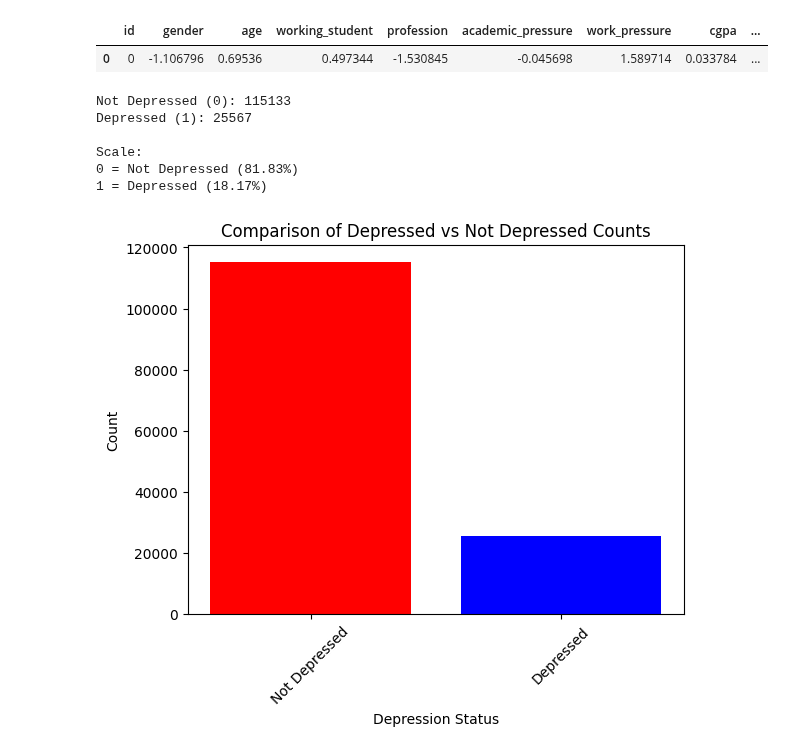
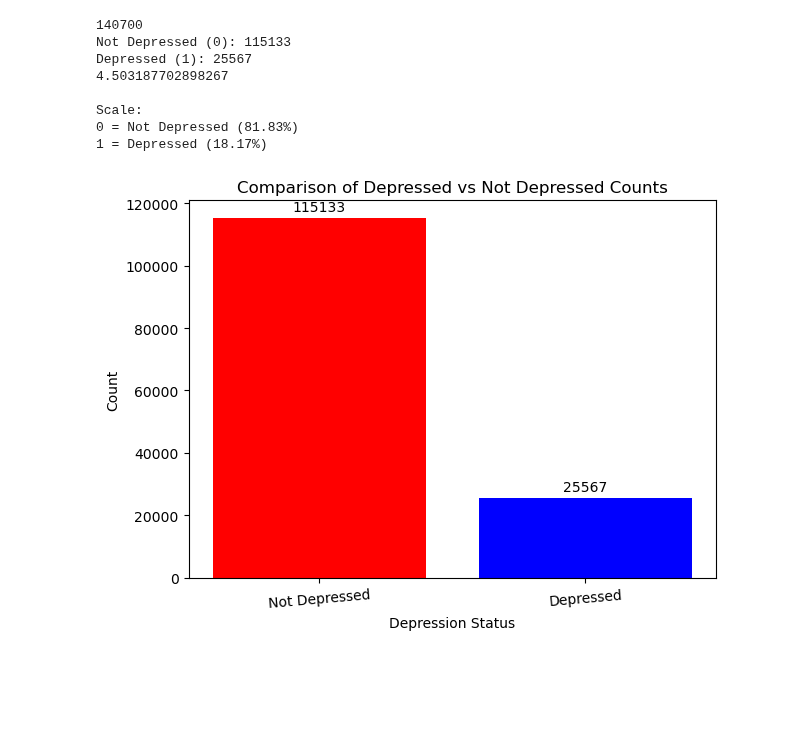
Before and after one commit to nikankad/COS322-depression, a Jupyter notebook: src/main.ipynb, the cells around one changed output. Cells and saved outputs as stored; diff of their text form; code cells hidden in the pictures; blank space fills up the shorter version.

```diff
--- a/src/main.ipynb
+++ b/src/main.ipynb
@@ -69,21 +73,21 @@ dtype: int64
-# %%
-df.head(1)
-# %% [output]
-|  | id | gender | age | working_student | profession | academic_pressure | work_pressure | cgpa | ... |
-| 0 | 0 | -1.106796 | 0.69536 | 0.497344 | -1.530845 | -0.045698 | 1.589714 | 0.033784 | ... |
 # %%
 counts = df["depression"].value_counts()
 total = len(df)
 
+print(counts.get(0,0) + counts.get(1,0))
 print("Not Depressed (0):", counts.get(0, 0))
 print("Depressed (1):", counts.get(1, 0))
+
+print(counts.get(0,0) / counts.get(1,0))
 
 print("\nScale:")
 print(f"0 = Not Depressed ({counts.get(0, 0)/total:.2%})")
 print(f"1 = Depressed ({counts.get(1, 0)/total:.2%})")
 # %% [output]
+140700
 Not Depressed (0): 115133
 Depressed (1): 25567
+4.503187702898267
 
 Scale:
 0 = Not Depressed (81.83%)
@@ -91,18 +95,28 @@ Scale:
 # %%
 import matplotlib.pyplot as plt
 
+# Depression counts
 counts = df["depression"].value_counts()
 total = len(df)
 
-plt.bar(["Not Depressed", "Depressed"], [counts.get(0, 0), counts.get(1, 0)], color=["red", "blue"])
-plt.xlabel("Depression Status")
-plt.ylabel("Count")
-plt.title("Comparison of Depressed vs Not Depressed Counts")
-plt.xticks(rotation=45)
+fig, ax = plt.subplots()
+
+bars = ax.bar(
+    ["Not Depressed", "Depressed"],
+    [counts.get(0, 0), counts.get(1, 0)],
+    color=["red", "blue"]
+)
+
+ax.bar_label(bars, padding=3)
+
+ax.set_xlabel("Depression Status")
+ax.set_ylabel("Count")
+ax.set_title("Comparison of Depressed vs Not Depressed Counts")
+plt.xticks(rotation=5)
+plt.tight_layout()
 plt.show()
-#histogram to show number of students vs non student
 # %% [output]
-[figure, old version]
+[figure, new version]
 # %%
 # #Now we want to split it into 2 datasets, students and workers
 # students_df = df.loc[df["working_student"] == 0].drop({"working_student", "work_pressure", "job_satisfaction"}, axis=1)
```
Also changed, not shown: parts of 13 cells of this notebook, 12 other files.
